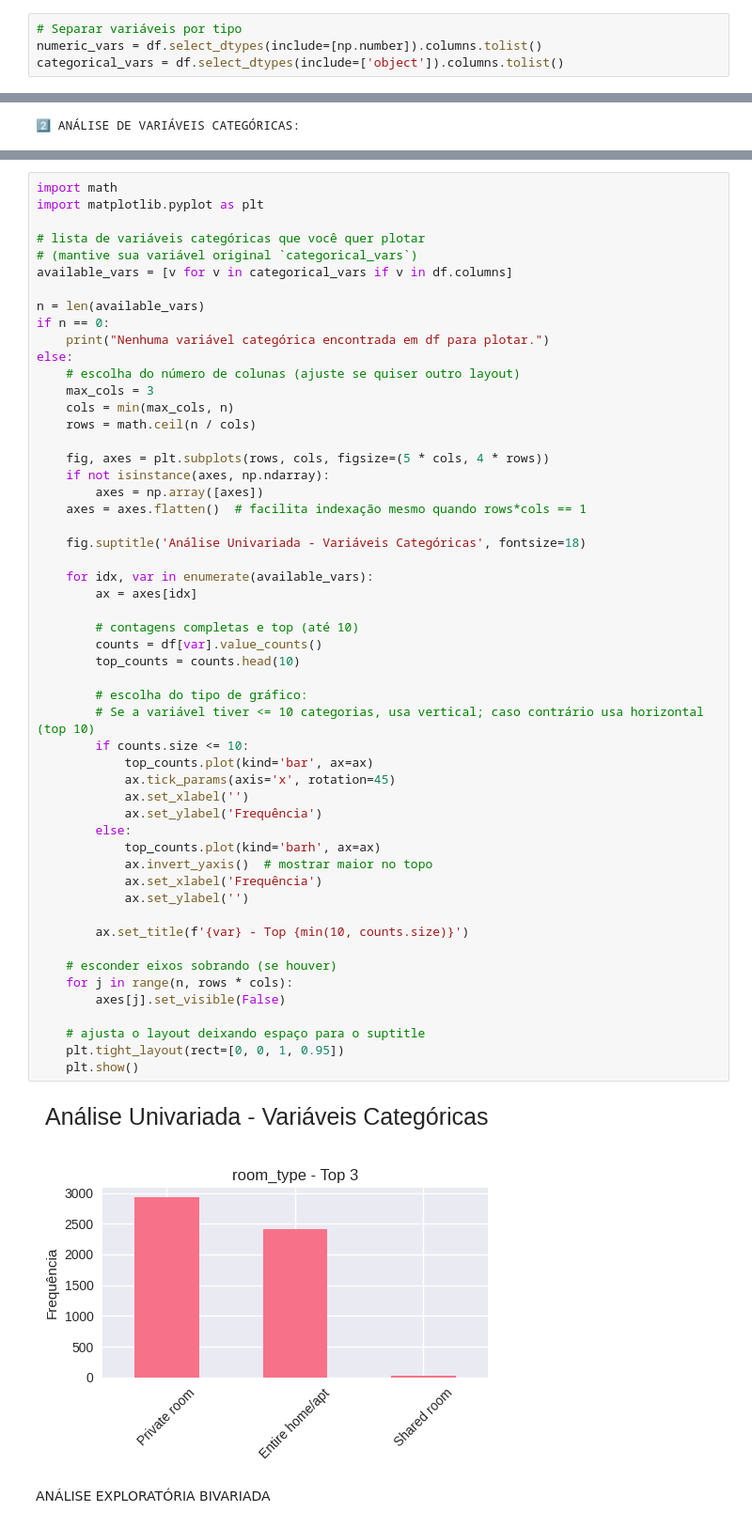
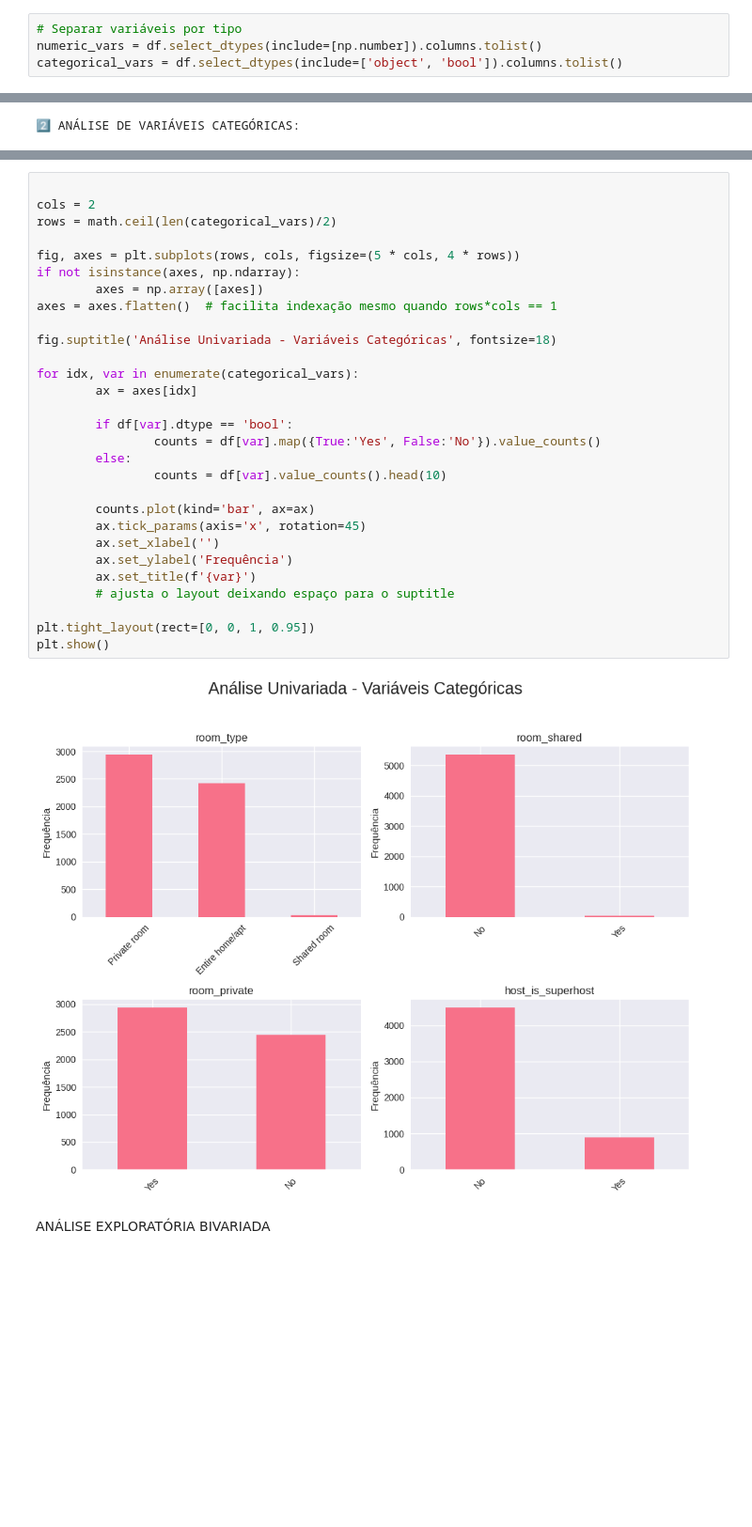
Before and after one commit to lumariosf/airbnb-price-prediction, a Jupyter notebook: notebooks/london/01_EDA_weekends..ipynb, the cells around one changed output, grey strips where cells are left out. Shown at 94% size. Saved outputs shown, nothing was run; the diff lists cells and outputs as text; blank space fills up the shorter version.

Commit message:
Fix inconsistências em EDA, fix init.py para incluir todos os pacotes

```diff
--- a/notebooks/london/01_EDA_weekends..ipynb
+++ b/notebooks/london/01_EDA_weekends..ipynb
@@ -181,7 +175,7 @@ Análise Exploratória Univariada
 # %%
 # Separar variáveis por tipo
 numeric_vars = df.select_dtypes(include=[np.number]).columns.tolist()
-categorical_vars = df.select_dtypes(include=['object']).columns.tolist()
+categorical_vars = df.select_dtypes(include=['object', 'bool']).columns.tolist()
 # %%
 print(f"Variáveis numéricas: {numeric_vars}")
 print(f"Variáveis categóricas: {categorical_vars}")
@@ -331,58 +327,34 @@ Shared room              27    0.501952
 # %%
-import math
-import matplotlib.pyplot as plt
 
-# lista de variáveis categóricas que você quer plotar
-# (mantive sua variável original `categorical_vars`)
-available_vars = [v for v in categorical_vars if v in df.columns]
+cols = 2
+rows = math.ceil(len(categorical_vars)/2)
 
-n = len(available_vars)
-if n == 0:
-    print("Nenhuma variável categórica encontrada em df para plotar.")
-else:
-    # escolha do número de colunas (ajuste se quiser outro layout)
-    max_cols = 3
-    cols = min(max_cols, n)
-    rows = math.ceil(n / cols)
+fig, axes = plt.subplots(rows, cols, figsize=(5 * cols, 4 * rows))
+if not isinstance(axes, np.ndarray):
+        axes = np.array([axes])
+axes = axes.flatten()  # facilita indexação mesmo quando rows*cols == 1
 
-    fig, axes = plt.subplots(rows, cols, figsize=(5 * cols, 4 * rows))
-    if not isinstance(axes, np.ndarray):
-        axes = np.array([axes])
-    axes = axes.flatten()  # facilita indexação mesmo quando rows*cols == 1
+fig.suptitle('Análise Univariada - Variáveis Categóricas', fontsize=18)
 
-    fig.suptitle('Análise Univariada - Variáveis Categóricas', fontsize=18)
-
-    for idx, var in enumerate(available_vars):
+for idx, var in enumerate(categorical_vars):
         ax = axes[idx]
 
-        # contagens completas e top (até 10)
-        counts = df[var].value_counts()
-        top_counts = counts.head(10)
+        if df[var].dtype == 'bool':
+                counts = df[var].map({True:'Yes', False:'No'}).value_counts()
+        else:
+                counts = df[var].value_counts().head(10)
 
-        # escolha do tipo de gráfico:
-        # Se a variável tiver <= 10 categorias, usa vertical; caso contrário usa horizontal (top 10)
-        if counts.size <= 10:
-            top_counts.plot(kind='bar', ax=ax)
-            ax.tick_params(axis='x', rotation=45)
-            ax.set_xlabel('')
-            ax.set_ylabel('Frequência')
-        else:
-            top_counts.plot(kind='barh', ax=ax)
-            ax.invert_yaxis()  # mostrar maior no topo
-            ax.set_xlabel('Frequência')
-            ax.set_ylabel('')
+        counts.plot(kind='bar', ax=ax)
+        ax.tick_params(axis='x', rotation=45)
+        ax.set_xlabel('')
+        ax.set_ylabel('Frequência')
+        ax.set_title(f'{var}')
+        # ajusta o layout deixando espaço para o suptitle
 
-        ax.set_title(f'{var} - Top {min(10, counts.size)}')
-
-    # esconder eixos sobrando (se houver)
-    for j in range(n, rows * cols):
-        axes[j].set_visible(False)
-
-    # ajusta o layout deixando espaço para o suptitle
-    plt.tight_layout(rect=[0, 0, 1, 0.95])
-    plt.show()
+plt.tight_layout(rect=[0, 0, 1, 0.95])
+plt.show()
 # %% [output]
-[figure, old version]
+[figure, new version]
 # %% [markdown]
 ANÁLISE EXPLORATÓRIA BIVARIADA
 # %%
```
Also changed, not shown: parts of 11 cells of this notebook, 12 other files.
